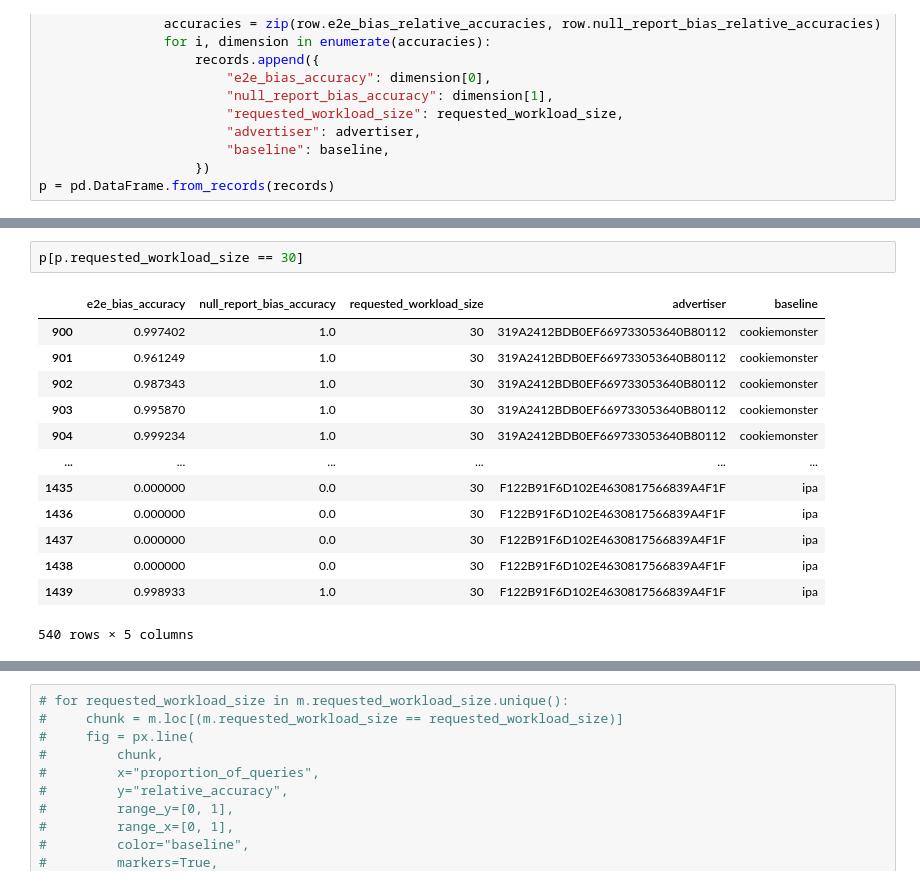
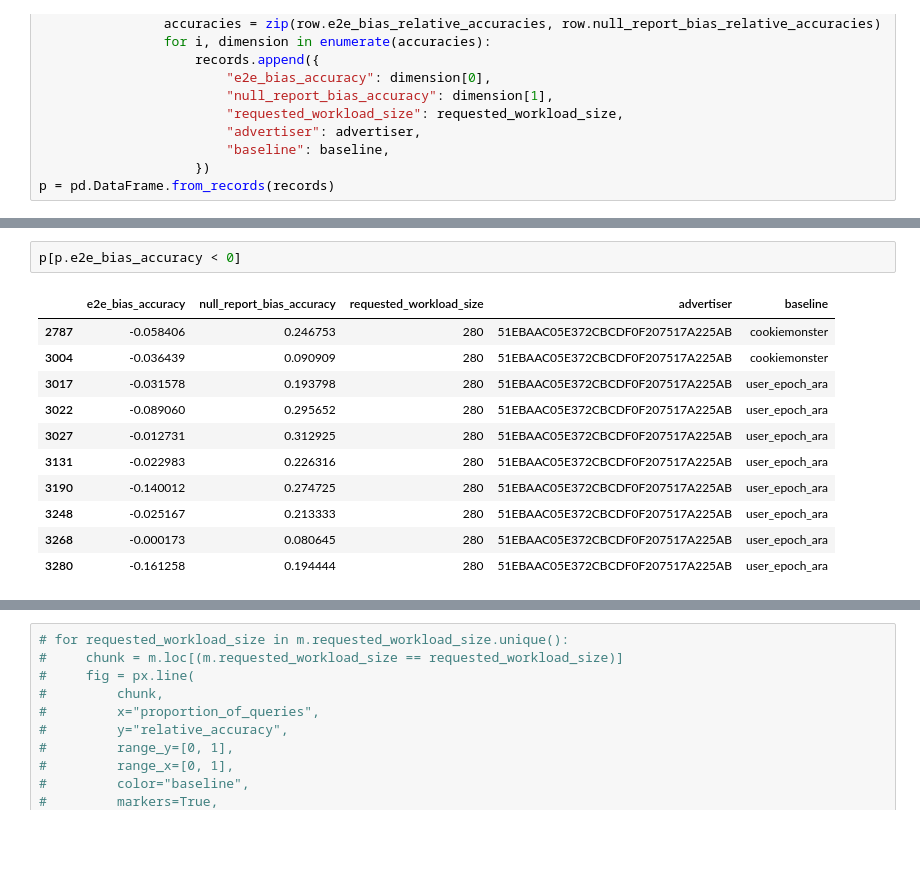
Before and after one commit to columbia/cookiemonster, a Jupyter notebook: notebooks/criteo_results_analysis.ipynb, the cells around one changed output, grey strips where cells are left out. Saved outputs shown, nothing was run; the diff lists cells and outputs as text; blank space fills up the shorter version.

```diff
--- a/notebooks/criteo_results_analysis.ipynb
+++ b/notebooks/criteo_results_analysis.ipynb
@@ -50,16 +114,14 @@ p = pd.DataFrame.from_records(records)
 # %%
-p[p.requested_workload_size == 30]
+p[p.e2e_bias_accuracy < 0]
 # %% [output]
 |  | e2e_bias_accuracy | null_report_bias_accuracy | requested_workload_size | advertiser | baseline |
-| 900 | 0.997402 | 1.0 | 30 | 319A2412BDB0EF669733053640B80112 | cookiemonster |
-| 901 | 0.961249 | 1.0 | 30 | 319A2412BDB0EF669733053640B80112 | cookiemonster |
-| 902 | 0.987343 | 1.0 | 30 | 319A2412BDB0EF669733053640B80112 | cookiemonster |
-| 903 | 0.995870 | 1.0 | 30 | 319A2412BDB0EF669733053640B80112 | cookiemonster |
-| 904 | 0.999234 | 1.0 | 30 | 319A2412BDB0EF669733053640B80112 | cookiemonster |
-| ... | ... | ... | ... | ... | ... |
-| 1435 | 0.000000 | 0.0 | 30 | F122B91F6D102E4630817566839A4F1F | ipa |
-| 1436 | 0.000000 | 0.0 | 30 | F122B91F6D102E4630817566839A4F1F | ipa |
-| 1437 | 0.000000 | 0.0 | 30 | F122B91F6D102E4630817566839A4F1F | ipa |
-| 1438 | 0.000000 | 0.0 | 30 | F122B91F6D102E4630817566839A4F1F | ipa |
-| 1439 | 0.998933 | 1.0 | 30 | F122B91F6D102E4630817566839A4F1F | ipa |
+| 2787 | -0.058406 | 0.246753 | 280 | 51EBAAC05E372CBCDF0F207517A225AB | cookiemonster |
+| 3004 | -0.036439 | 0.090909 | 280 | 51EBAAC05E372CBCDF0F207517A225AB | cookiemonster |
+| 3017 | -0.031578 | 0.193798 | 280 | 51EBAAC05E372CBCDF0F207517A225AB | user_epoch_ara |
+| 3022 | -0.089060 | 0.295652 | 280 | 51EBAAC05E372CBCDF0F207517A225AB | user_epoch_ara |
+| 3027 | -0.012731 | 0.312925 | 280 | 51EBAAC05E372CBCDF0F207517A225AB | user_epoch_ara |
+| 3131 | -0.022983 | 0.226316 | 280 | 51EBAAC05E372CBCDF0F207517A225AB | user_epoch_ara |
+| 3190 | -0.140012 | 0.274725 | 280 | 51EBAAC05E372CBCDF0F207517A225AB | user_epoch_ara |
+| 3248 | -0.025167 | 0.213333 | 280 | 51EBAAC05E372CBCDF0F207517A225AB | user_epoch_ara |
+| 3268 | -0.000173 | 0.080645 | 280 | 51EBAAC05E372CBCDF0F207517A225AB | user_epoch_ara |
+| 3280 | -0.161258 | 0.194444 | 280 | 51EBAAC05E372CBCDF0F207517A225AB | user_epoch_ara |
-540 rows × 5 columns
```
Also changed, not shown: parts of 8 cells of this notebook, 25 other files.
